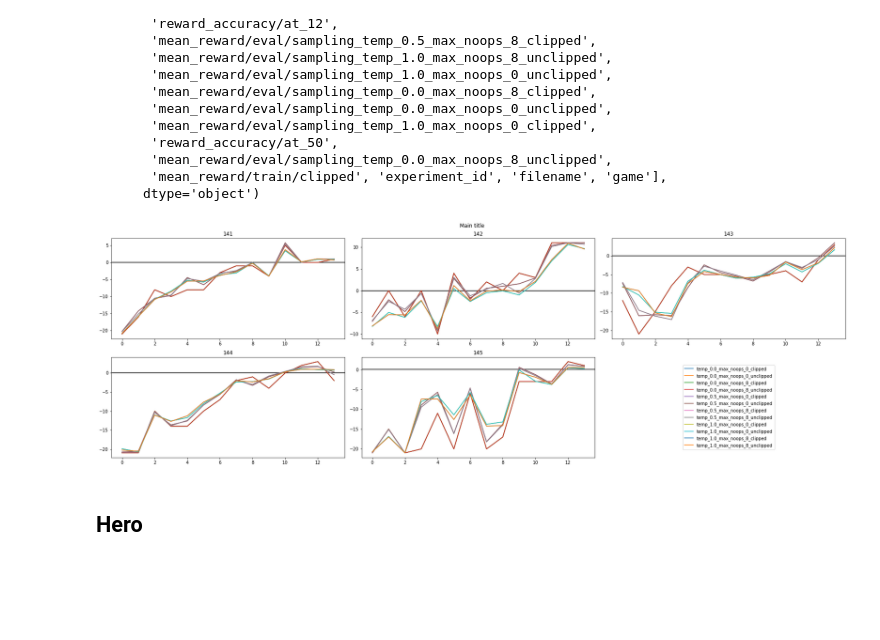
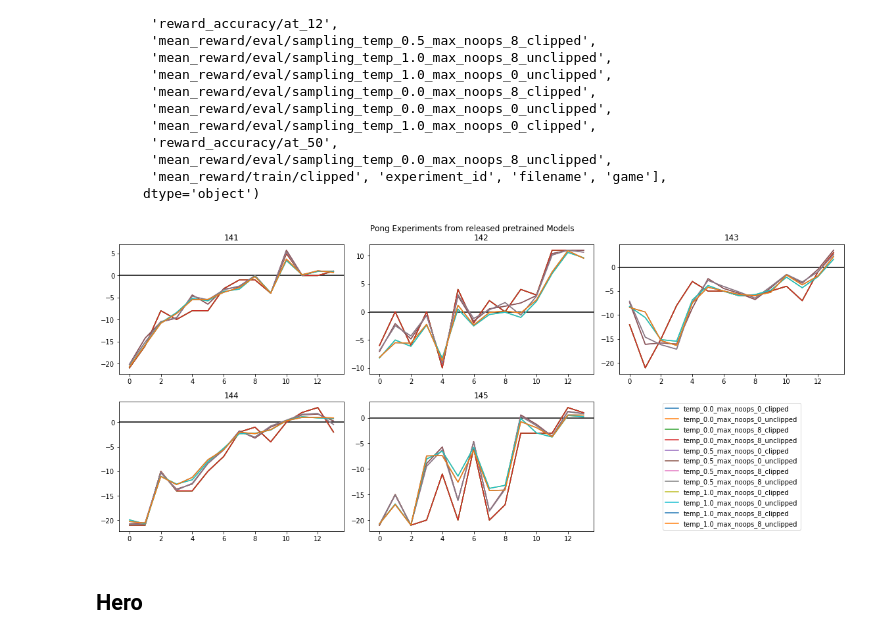
Before and after one commit to dakaun/worldmodel, a Jupyter notebook: tensor2tensor/tensor2tensor/rl/read_experiments/read_experiments.ipynb, the cells around one changed output. Drawn from its saved outputs; the diff is of its cells as text; code cells hidden in the pictures; blank space fills up the shorter version.

Commit message:
adapt Figures

```diff
--- a/tensor2tensor/tensor2tensor/rl/read_experiments/read_experiments.ipynb
+++ b/tensor2tensor/tensor2tensor/rl/read_experiments/read_experiments.ipynb
@@ -177,7 +177,7 @@ Index(['epoch_num', 'mean_reward/eval/sampling_temp_0.5_max_noops_0_unclipped',
        'mean_reward/train/clipped', 'experiment_id', 'filename', 'game'],
       dtype='object')
 # %%
-f, ax = plt.subplots(2,3,figsize = (24,8))
+f, ax = plt.subplots(2,3,figsize = (16,7))
 #title = f.suptitle('BIG TITLE')
 handles, labels = (0, 0)
 for i, axis in enumerate(ax.ravel()):
@@ -186,35 +186,36 @@ for i, axis in enumerate(ax.ravel()):
                            (resultspong['experiment_id'] == index)][-15:]
 
     if i!= 5:
         axis.axhline(y=0, color='black')
 
         axis.plot(pong_gcloud['epoch_num'], pong_gcloud['mean_reward/eval/sampling_temp_0.0_max_noops_0_clipped'], label='temp_0.0_max_noops_0_clipped')
         axis.plot(pong_gcloud['epoch_num'], pong_gcloud['mean_reward/eval/sampling_temp_0.0_max_noops_0_unclipped'], label='temp_0.0_max_noops_0_unclipped')
         axis.plot(pong_gcloud['epoch_num'], pong_gcloud['mean_reward/eval/sampling_temp_0.0_max_noops_8_clipped'], label='temp_0.0_max_noops_8_clipped')
         axis.plot(pong_gcloud['epoch_num'], pong_gcloud['mean_reward/eval/sampling_temp_0.0_max_noops_8_unclipped'], label='temp_0.0_max_noops_8_unclipped')
         axis.plot(pong_gcloud['epoch_num'], pong_gcloud['mean_reward/eval/sampling_temp_0.5_max_noops_0_clipped'], label='temp_0.5_max_noops_0_clipped')
         axis.plot(pong_gcloud['epoch_num'], pong_gcloud['mean_reward/eval/sampling_temp_0.5_max_noops_0_unclipped'], label='temp_0.5_max_noops_0_unclipped')
         axis.plot(pong_gcloud['epoch_num'], pong_gcloud['mean_reward/eval/sampling_temp_0.5_max_noops_8_clipped'], label='temp_0.5_max_noops_8_clipped')
         axis.plot(pong_gcloud['epoch_num'], pong_gcloud['mean_reward/eval/sampling_temp_0.5_max_noops_8_unclipped'], label='temp_0.5_max_noops_8_unclipped')
         axis.plot(pong_gcloud['epoch_num'], pong_gcloud['mean_reward/eval/sampling_temp_1.0_max_noops_0_clipped'], label='temp_1.0_max_noops_0_clipped')
         axis.plot(pong_gcloud['epoch_num'], pong_gcloud['mean_reward/eval/sampling_temp_1.0_max_noops_0_unclipped'], label='temp_1.0_max_noops_0_unclipped')
         axis.plot(pong_gcloud['epoch_num'], pong_gcloud['mean_reward/eval/sampling_temp_1.0_max_noops_8_clipped'], label='temp_1.0_max_noops_8_clipped')
         axis.plot(pong_gcloud['epoch_num'], pong_gcloud['mean_reward/eval/sampling_temp_1.0_max_noops_8_unclipped'], label='temp_1.0_max_noops_8_unclipped')
         axis.set_title(index)
     else:
         axis.set_axis_off()
         legend = axis.legend(handles, labels,loc='center')
     if i==4:
         handles, labels = axis.get_legend_handles_labels()
 
 #plt.legend(bbox_to_anchor=(1.05, 0.5), loc='center left')
 plt.tight_layout()
-f.suptitle('Main title')
+f.suptitle('Pong Experiments from released pretrained Models')
 #title.set_y(0.95)
 f.subplots_adjust(top=0.92)
 plt.show()
+f.savefig('pong_experiments_gcloud.png')
 # %% [output]
-[figure, old version]
+[figure, new version]
 # %% [markdown]
 ## Hero
 # %%
```
Also changed, not shown: parts of 5 cells of this notebook.
